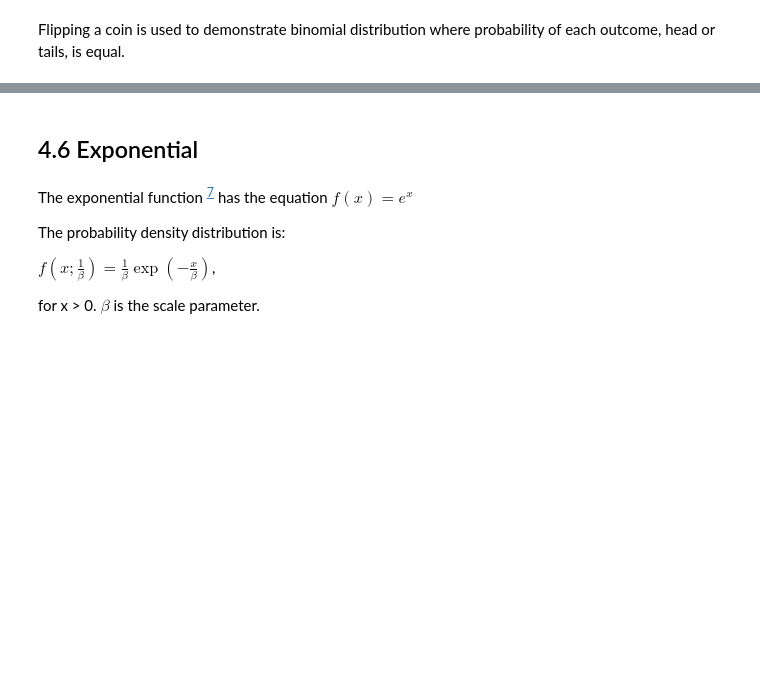
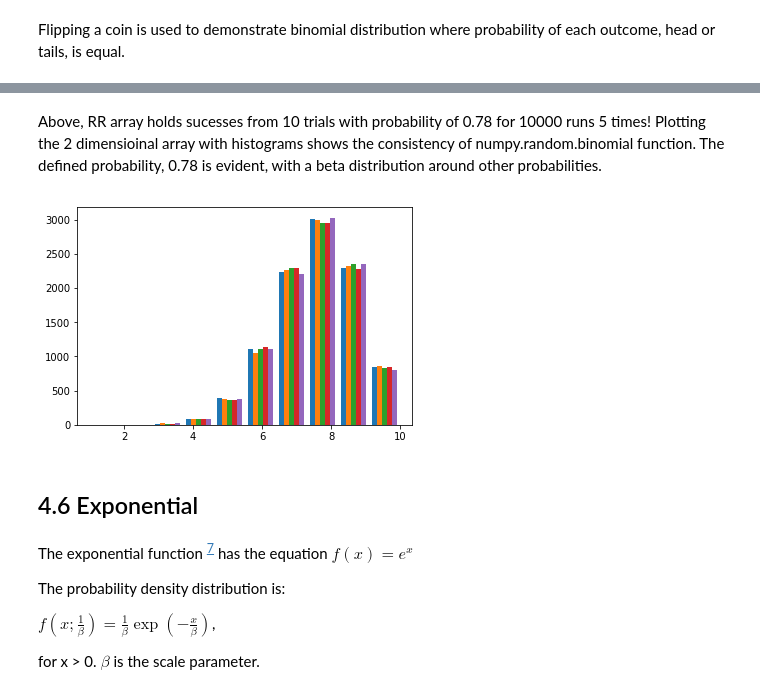
Before and after one commit to healyshane/programming_for_data_analysis-practical_assignment, a Jupyter notebook: Programming for Data Analysis_Assignment.ipynb, the cells around one changed output, grey strips where cells are left out. Saved outputs shown, nothing was run; the diff lists cells and outputs as text; code cells hidden in the pictures; blank space fills up the shorter version.

```diff
--- a/Programming for Data Analysis_Assignment.ipynb
+++ b/Programming for Data Analysis_Assignment.ipynb
@@ -450,3 +495,12 @@ sum(np.random.binomial(1, 0.5, 1000) == 0)/1000 # one coin flip 1000 times, as e
+# %% [markdown]
+Above, RR array holds sucesses from 10 trials with probability of 0.78 for 10000 runs 5 times!
+Plotting the 2 dimensioinal array with histograms shows the consistency of numpy.random.binomial function.
+The defined probability, 0.78 is evident, with a beta distribution around other probabilities.
+# %%
+# Plot histograms of RR array.
+plt.hist(RR);
+# %% [output]
+[figure, added]
 # %% [markdown]
 ## 4.6 Exponential
 # %% [markdown]
```
Also changed, not shown: parts of 44 cells of this notebook.
